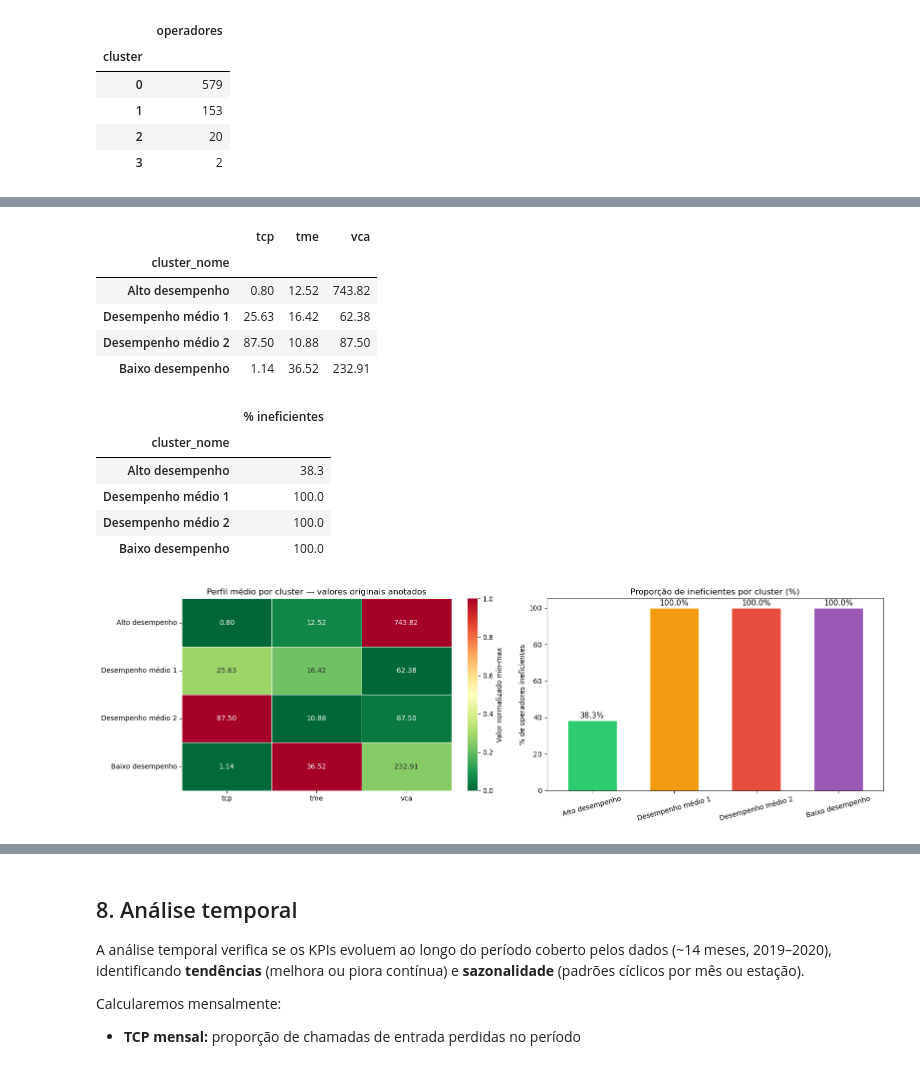
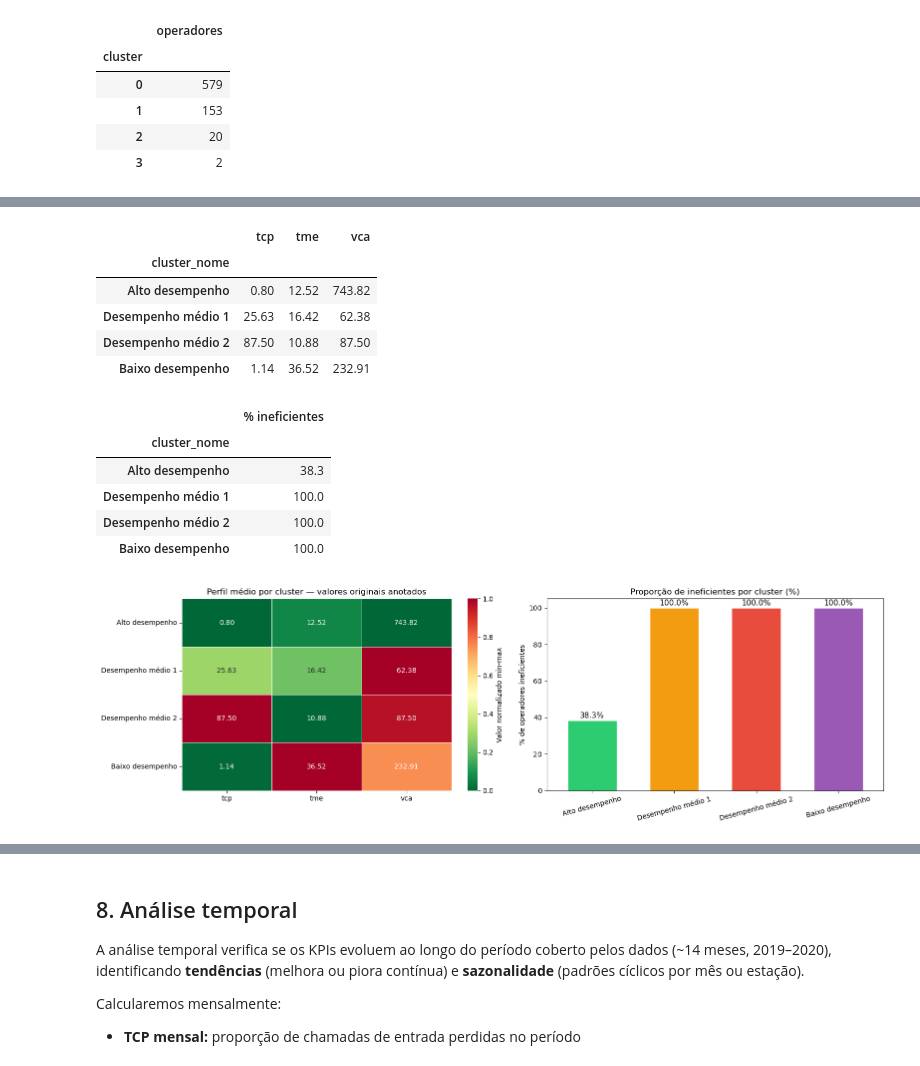
Before and after one commit to raimirsilva/DA-curse-final-project, a Jupyter notebook: notebook/Implementation.ipynb, the cells around one changed output, grey strips where cells are left out. Cells and saved outputs as stored; diff of their text form; code cells hidden in the pictures.

```diff
--- a/notebook/Implementation.ipynb
+++ b/notebook/Implementation.ipynb
@@ -1519,12 +1542,15 @@ cluster_kpi_mean = (
 # Nomeamos os clusters com base em combined_score = TCP_norm + TME_norm
 # usar só TCP criaria nomes enganosos: um cluster com TCP baixo mas TME muito alto
 # seria chamado de 'Alto desempenho' mesmo sendo 100% ineficiente pelo critério TME
-tcp_vals = cluster_kpi_mean['tcp']
-tme_vals = cluster_kpi_mean['tme']
+tcp_values = cluster_kpi_mean['tcp']
+tme_values = cluster_kpi_mean['tme']
+
 # normalização min-max por coluna — coloca ambas as métricas em [0, 1]
-tcp_norm_c = (tcp_vals - tcp_vals.min()) / (tcp_vals.max() - tcp_vals.min() + 1e-9)
-tme_norm_c = (tme_vals - tme_vals.min()) / (tme_vals.max() - tme_vals.min() + 1e-9)
-combined_score = tcp_norm_c + tme_norm_c  # combined_score: penaliza TCP e TME elevados igualmente
+# tcp_clust_norm versão normalizada usada exclusivamente no cálculo de ranking de clusters
+#  não substitui tcp_values
+tcp_clust_norm = (tcp_values - tcp_values.min()) / (tcp_values.max() - tcp_values.min() + 1e-9)
+tme_clust_norm = (tme_values - tme_values.min()) / (tme_values.max() - tme_values.min() + 1e-9)
+combined_score = tcp_clust_norm + tme_clust_norm  # combined_score: penaliza TCP e TME elevados igualmente
 combined_rank = combined_score.rank(method='first').astype(int)  # 1 = melhor desempenho geral
 
 cluster_label = {}
@@ -1535,12 +1561,22 @@ for c in cluster_kpi_mean.index:
     elif rk == k_opt:
         cluster_label[c] = 'Baixo desempenho'
     else:
+        # rk - 1: converte o rank numérico em um sufixo sequencial a partir de 1
+        #   rank 1 já recebeu 'Alto desempenho'; os intermediários começam a contar do 1
+        #   ex. com k_opt=4: rk=2 → 'Desempenho médio 1', rk=3 → 'Desempenho médio 2'
         cluster_label[c] = f'Desempenho médio {rk - 1}'
 
 # cluster_nome: coluna com nome descritivo para uso nas visualizações
 kpi_cluster_full['cluster_nome'] = kpi_cluster_full['cluster'].map(cluster_label)
 
 # order_names: sequência lógica para exibição (do melhor ao pior)
+# sintaxe: concatenação de três listas Python com o operador +
+#   lista 1: ['Alto desempenho'] — sempre o primeiro elemento
+#   lista 2: list comprehension — gera os nomes intermediários dinamicamente
+#     range(1, k_opt - 1): com k_opt=4 → range(1, 3) → [1, 2]
+#     produz ['Desempenho médio 1', 'Desempenho médio 2']
+#     k_opt - 1 como limite superior porque o último posto é 'Baixo desempenho'
+#   lista 3: ['Baixo desempenho'] — sempre o último elemento
 order_names = (
     ['Alto desempenho']
     + [f'Desempenho médio {i}' for i in range(1, k_opt - 1)]
@@ -1574,11 +1610,17 @@ display(inef_por_cluster.rename('% ineficientes').to_frame())
 fig, axes = plt.subplots(1, 2, figsize=(16, 5))
 
 # profile_norm: normalização min-max só para o heatmap — torna escalas visualmente comparáveis
-# (sem isso, vca ~centenas dominaria visualmente tcp ~% e tme ~segundos)
+#   vca ~centenas: VCA costuma ter valores na casa das centenas
+#   tcp ~%: TCP é uma porcentagem (0–100)
+#   tme ~segundos: TME mede segundos (0–60 tipicamente)
+# sem a normalização, a cor do heatmap seria dominada pelo VCA (valores maiores → maior contraste)
+# e as diferenças em TCP e TME ficariam invisíveis
 profile_norm = (
     (cluster_profile - cluster_profile.min()) /
     (cluster_profile.max() - cluster_profile.min())
 ).fillna(0)  # NaN quando max == min (coluna constante) → 0 para evitar erro de plotagem
+# VCA invertido: alto VCA = bom, então invertemos para verde = alto (direção oposta ao TCP/TME)
+profile_norm['vca'] = 1 - profile_norm['vca']
 
 sns.heatmap(
     profile_norm,
@@ -1595,34 +1637,34 @@ axes[0].set_ylabel('')
 # ---- Barras: % de ineficientes por cluster ----
 n_bars = len(inef_por_cluster)
 bar_colors = ['#2ecc71', '#f39c12', '#e74c3c', '#9b59b6'][:n_bars]  # verde → vermelho
 
 inef_por_cluster.plot(kind='bar', ax=axes[1], color=bar_colors, edgecolor='white', width=0.6)
 axes[1].set_title('Proporção de ineficientes por cluster (%)', fontsize=12)
 axes[1].set_ylabel('% de operadores ineficientes')
 axes[1].set_xlabel('')
 axes[1].tick_params(axis='x', rotation=15)
 for bar in axes[1].patches:
     axes[1].annotate(
         f'{bar.get_height():.1f}%',
         (bar.get_x() + bar.get_width() / 2, bar.get_height() + 0.5),
         ha='center', va='bottom', fontsize=11
     )
 plt.tight_layout()
 plt.show()
 # %% [output]
 |  | tcp | tme | vca |
 | cluster_nome |  |  |  |
 | Alto desempenho | 0.80 | 12.52 | 743.82 |
 | Desempenho médio 1 | 25.63 | 16.42 | 62.38 |
 | Desempenho médio 2 | 87.50 | 10.88 | 87.50 |
 | Baixo desempenho | 1.14 | 36.52 | 232.91 |
 |  | % ineficientes |
 | cluster_nome |  |
 | Alto desempenho | 38.3 |
 | Desempenho médio 1 | 100.0 |
 | Desempenho médio 2 | 100.0 |
 | Baixo desempenho | 100.0 |
-[figure, old version]
+[figure, new version]
 # %% [markdown]
 O K-Means com **k = 4** (Silhouette Score = 0,61) revelou quatro perfis de desempenho distintos que vão além da dicotomia eficiente/ineficiente:
 
```
Also changed, not shown: parts of 6 cells of this notebook.
